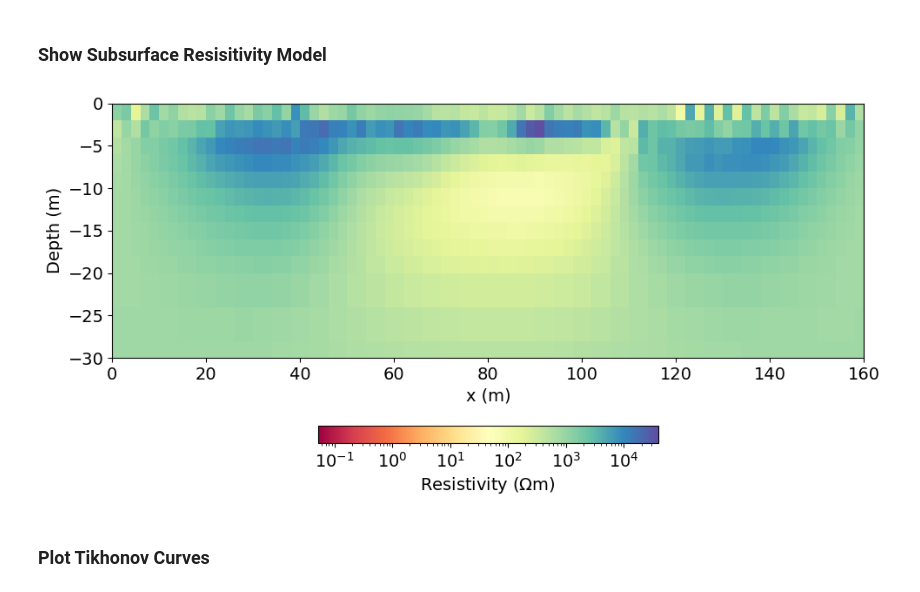
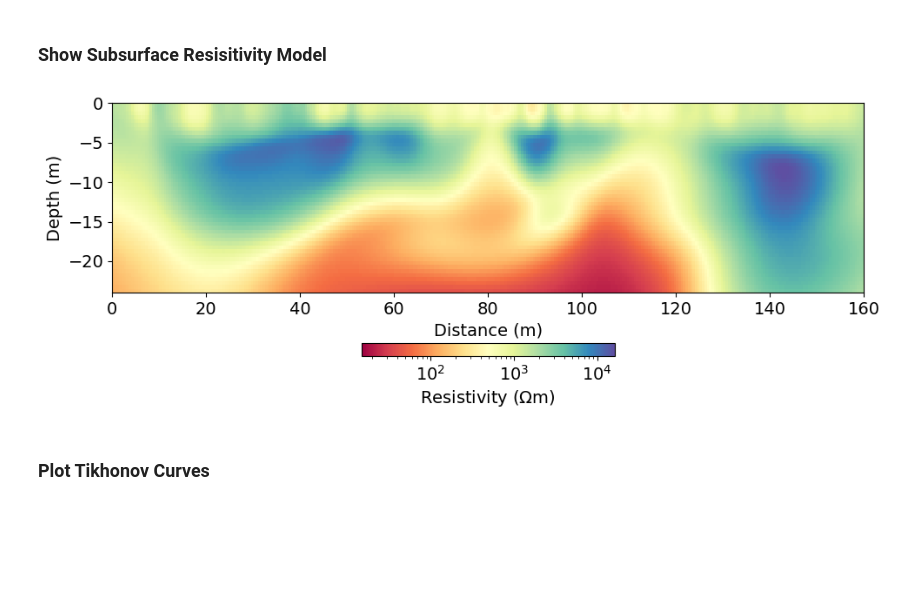
Before and after one commit to krista2732/eosc-454-project-2026, a Jupyter notebook: Inversion.ipynb, the cells around one changed output. Drawn from its saved outputs; the diff is of its cells as text; code cells hidden in the pictures; blank space fills up the shorter version.

```diff
--- a/Inversion.ipynb
+++ b/Inversion.ipynb
@@ -280,2 +280,4 @@ np.float64(1065.1676672702315)
+# %%
+dc_data.standard_deviation = 1e-6 + 0.06 * np.abs(dc_data.dobs)
 # %% [markdown]
 ### Designing a Mesh
@@ -369,7 +365,7 @@ simulation_dc = dc.Simulation2DNodal(
     mesh,
     rhoMap=mapping,
     solver=Solver,
-    survey=survey,
+    survey=dc_data.survey,
     bc_type="Neumann",
     storeJ=True, # runs faster --> can use for smaller models
 
@@ -457,7 +471,7 @@ reg = regularization.WeightedLeastSquares(
 # %% [markdown]
 ### Choose Optimization Method
 # %%
-opt = optimization.InexactGaussNewton(maxIter=3, maxIterCG=30)
+opt = optimization.InexactGaussNewton(maxIter=20, maxIterCG=30)
 inv_prob = inverse_problem.BaseInvProblem(phid_misfit, reg, opt)
 # %% [markdown]
 ### Assemble & Run Inversion
@@ -503 +524,26 @@ INFO: Directive TargetMisfit: Target data misfit is 344.0
+# %%
+# Get saved iterations
+# Get dictionary of each iteration input
+iterations_dict = saved_output_dict.outDict
+# print(iterations_dict)
+
+# Choose if you want to view misfit for last iterated model or previous
+last_iteration = False
+iteration = 9 # set what iteration you want to see
+
+if(last_iteration==True):
+    # Get predicted data from recovered model
+    dpred = inv_prob.dpred
+    dobs = dc_data.dobs
+    std = dc_data.standard_deviation
+
+    rho = (mapping*mopt) # converts from log model to physical resistivity (Ω·m)
+else:
+    dpred = iterations_dict[iteration]["dpred"]
+    dobs = dc_data.dobs
+    std = dc_data.standard_deviation
+
+    # To view on of the previous iterated models
+    m_selected = iterations_dict[iteration]["m"]
+    rho = mapping * m_selected
 # %%
@@ -556,22 +584,24 @@ plt.tight_layout()
 # %% [markdown]
 ### Show Subsurface Resisitivity Model
 # %%
-fig, ax = plt.subplots(figsize=(10, 5))
-rho = (mapping*mopt) # converts from log model to physical resistivity (Ω·m)
-out = mesh.plotImage(
+fig, ax = plt.subplots(figsize=(10, 4))
+
+out = mesh.plot_image(
     rho,
-    pcolorOpts={'norm':LogNorm(), 'cmap':'Spectral'}, # puts resistivity on log scale and uses a spectral colour map
+    pcolor_opts={'norm':LogNorm(), 'cmap':'Spectral'}, # puts resistivity on log scale and uses a spectral colour map
     ax=ax,
 )
+
 ax.set_xlim((0, 160))
-ax.set_ylim((-30, 0))
+ax.set_ylim((-24, 0))
 cb = plt.colorbar(out[0], fraction=0.05, orientation='horizontal', ax=ax, pad=0.2)
 cb.set_label("Resistivity ($\Omega$m)")
-ax.set_xlabel('x (m)')
+# ax.set_title("Smoothest")
+ax.set_xlabel('Distance (m)')
 ax.set_ylabel('Depth (m)')
 plt.tight_layout()
 # %% [output]
-[figure, old version]
+[figure, new version]
 # %% [markdown]
 ### Plot Tikhonov Curves
 # %%
```
Also changed, not shown: parts of 25 cells of this notebook, 2 other files.
